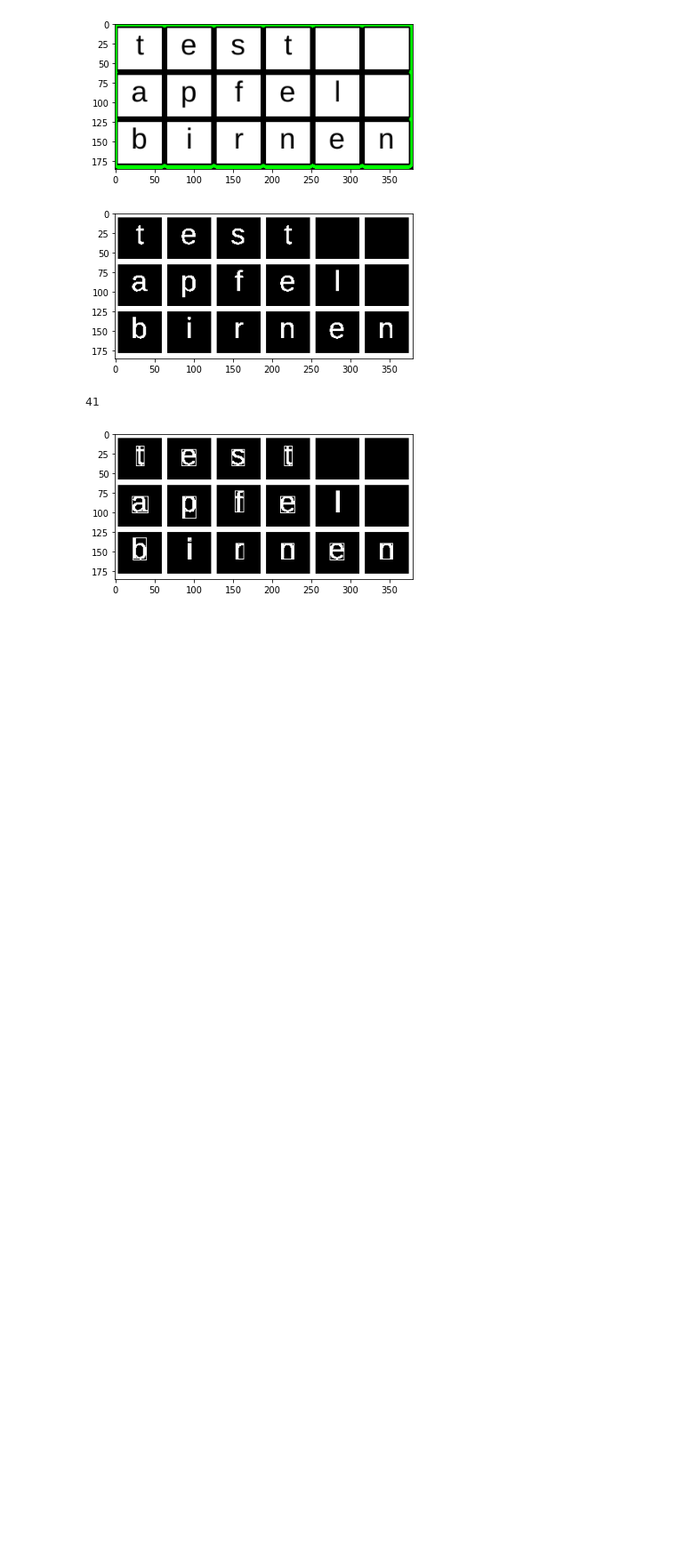
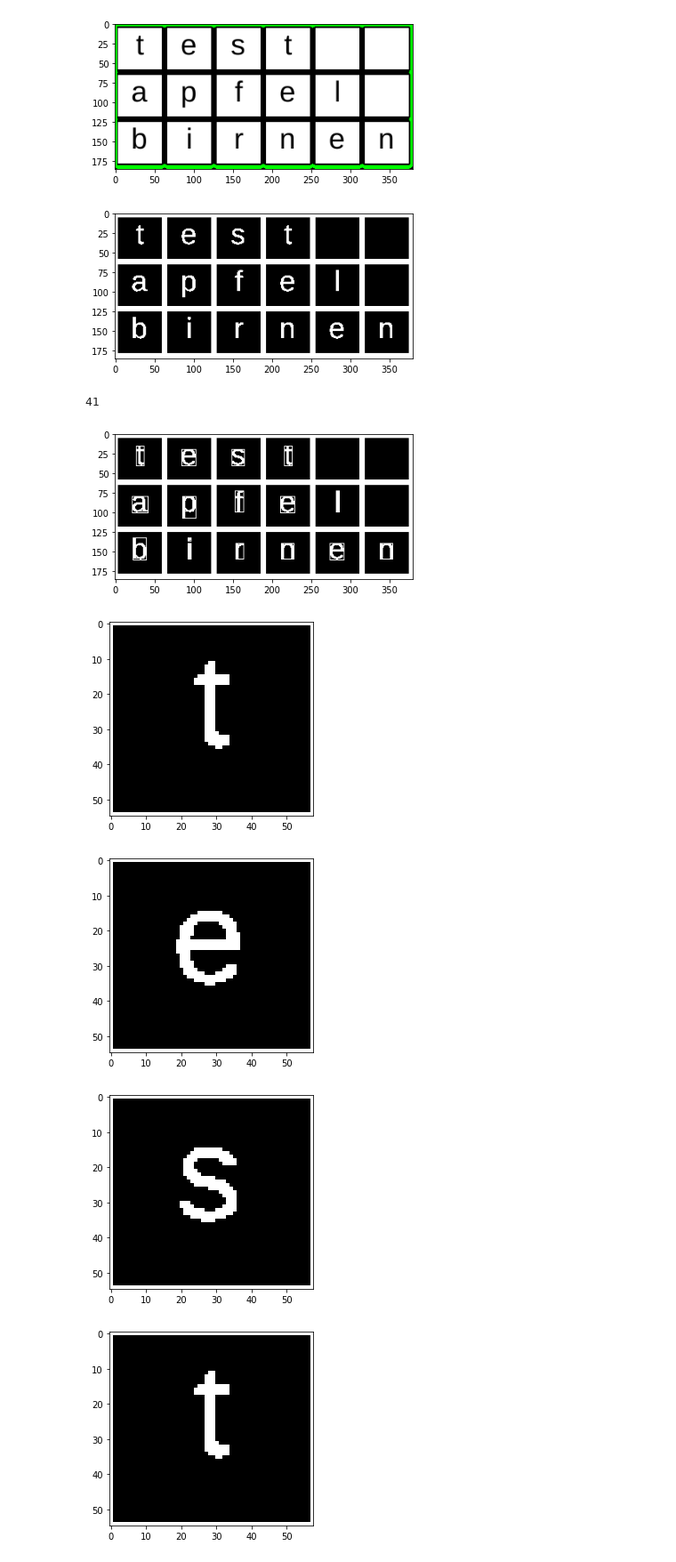
Before and after one commit to Michael-dot-byte/AiOnRaspi, a Jupyter notebook: kerasCharRecognition/GridDetection.ipynb, the cells around one changed output. Shown at 89% size. Saved outputs shown, nothing was run; the diff lists cells and outputs as text; code cells hidden in the pictures; blank space fills up the shorter version.

Commit message:
Updated GridDetection for cutting single letters and adapted python script

```diff
--- a/kerasCharRecognition/GridDetection.ipynb
+++ b/kerasCharRecognition/GridDetection.ipynb
@@ -104,11 +104,14 @@ contours, _ = cv2.findContours(thresh, cv2.RETR_TREE, cv2.CHAIN_APPROX_SIMPLE)
 cnt = contours[0]
 #print(cnt)
 i = 0
+rects = []
 for cnt in contours:
     x,y,w,h = cv2.boundingRect(cnt)
+    rects.append((x,y,w,h))
     cv2.rectangle(thresh,(x,y),(x+w,y+h),(255,255,255),1)
     #print(x,y,w,h)
     i += 1
+rects.reverse()
 print(i)
 plt.imshow(thresh, cmap='gray')
 plt.show()
@@ -116,3 +119,41 @@ plt.show()
 [figure]
 41
 [figure]
+# %%
+import math
+
+words = []
+letters = []
+
+inverted = cv2.adaptiveThreshold(gray, 255, 1, 1, 61, 20)
+
+alt_y = -1
+
+for r in rects:
+    x,y,w,h = r
+    if (w >= 56 and w <= 60) and (h >= 53 and h <= 67):
+        #jump to next word
+        if y > alt_y and alt_y != -1:
+            words.append(letters)
+            letters = []
+
+        #get single letter from big image
+        crop_img = inverted[y:y+h, x:x+w]
+
+        #only take letters which are not blank
+        if crop_img.sum() > 56610:
+            letters.append(crop_img)
+            alt_y = y
+
+words.append(letters)
+
+for w in words:
+    for letter in w:
+        plt.imshow(letter, cmap='gray')
+        plt.show()
+    break
+# %% [output]
+[figure, added]
+[figure, added]
+[figure, added]
+[figure, added]
```
Also changed, not shown: parts of 1 cell of this notebook, 2 other files.
